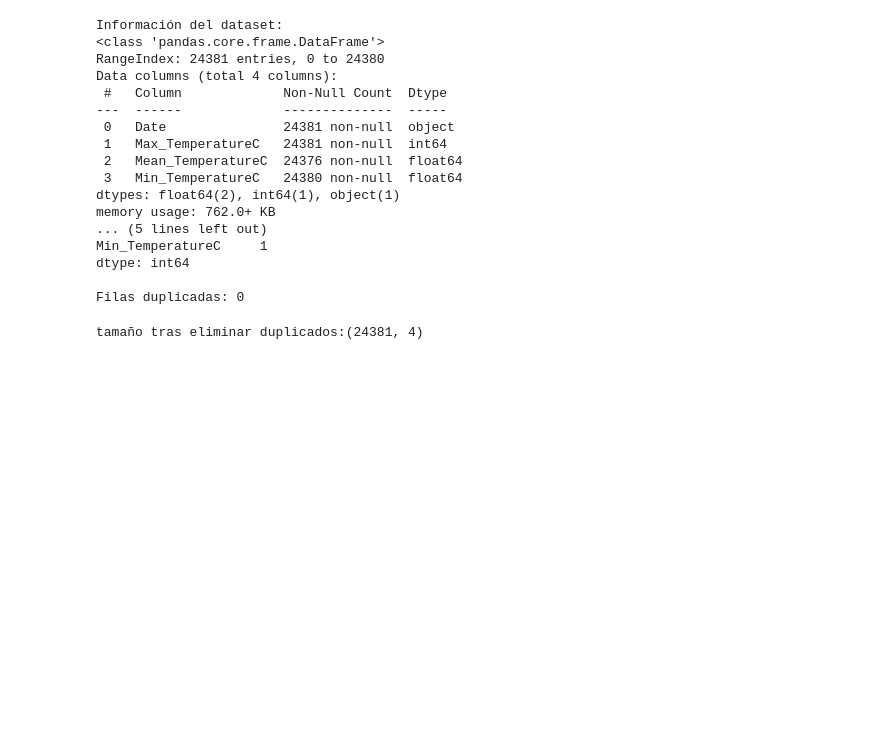
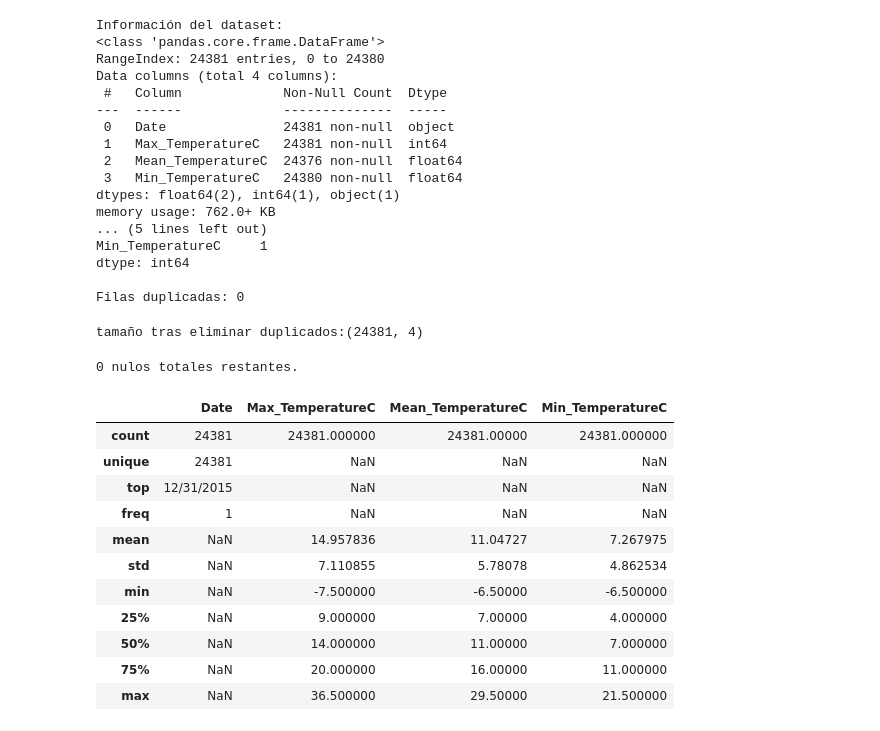
Before and after one commit to YesidCruz/data-analyst-portfolio, a Jupyter notebook: Limpiando_Dataset.ipynb, the cells around one changed output. Saved outputs shown, nothing was run; the diff lists cells and outputs as text; code cells hidden in the pictures; blank space fills up the shorter version.

```diff
--- a/Limpiando_Dataset.ipynb
+++ b/Limpiando_Dataset.ipynb
@@ -100,0 +107,38 @@ for col in cols_cat:
+# %%
+cols_texto = df.select_dtypes(include='object').columns
+for col in cols_texto:
+    df[col] = df[col].str.strip()  # Quita espacios al inicio/final
+    # Si quieres uniformar en minúsculas (descomenta):
+    # df[col] = df[col].str.lower()
+# %%
+cols_num = df.select_dtypes(include=np.number).columns
+for col in cols_num:
+    Q1 = df[col].quantile(0.25)
+    Q3 = df[col].quantile(0.75)
+    IQR = Q3 - Q1
+    limite_inf = Q1 - 1.5 * IQR
+    limite_sup = Q3 + 1.5 * IQR
+    # Los reemplazamos por los límites (capado) en lugar de borrarlos
+    #Detectar y tratar outliers (valores extremos) usando el rango intercuartílico (IQR)
+    df[col] = df[col].clip(lower=limite_inf, upper=limite_sup)
+# %%
+# Mira cómo quedaron los nulos ahora
+print(df.isnull().sum().sum(), "nulos totales restantes.")
+#Verificacion final
+
+# Estadísticas finales
+display(df.describe(include='all'))
+# %% [output]
+0 nulos totales restantes.
+|  | Date | Max_TemperatureC | Mean_TemperatureC | Min_TemperatureC |
+| count | 24381 | 24381.000000 | 24381.00000 | 24381.000000 |
+| unique | 24381 | NaN | NaN | NaN |
+| top | 12/31/2015 | NaN | NaN | NaN |
+| freq | 1 | NaN | NaN | NaN |
+| mean | NaN | 14.957836 | 11.04727 | 7.267975 |
+| std | NaN | 7.110855 | 5.78078 | 4.862534 |
+| min | NaN | -7.500000 | -6.50000 | -6.500000 |
+| 25% | NaN | 9.000000 | 7.00000 | 4.000000 |
+| 50% | NaN | 14.000000 | 11.00000 | 7.000000 |
+| 75% | NaN | 20.000000 | 16.00000 | 11.000000 |
+| max | NaN | 36.500000 | 29.50000 | 21.500000 |
```
Also changed, not shown: parts of 2 cells of this notebook.
